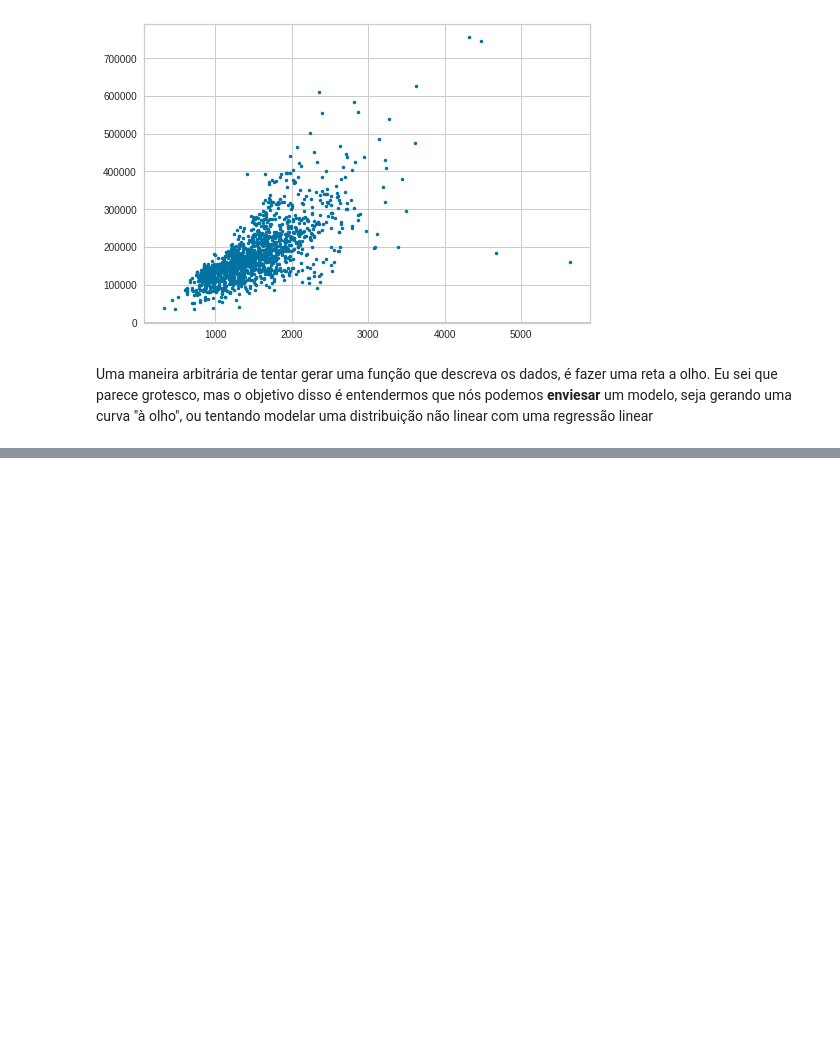
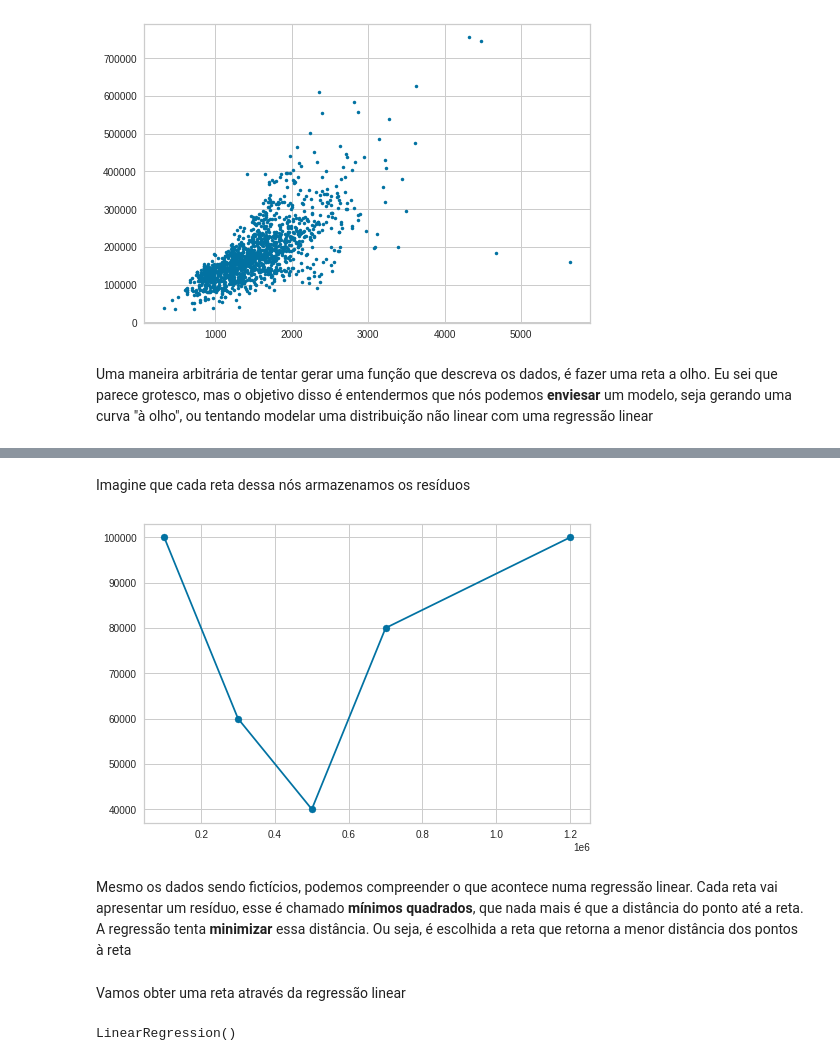
Before and after one commit to mikaelcordeiro/semanas, a Jupyter notebook: semana8/semana_8.ipynb, the cells around one changed output, grey strips where cells are left out. Cells and saved outputs as stored; diff of their text form; code cells hidden in the pictures; blank space fills up the shorter version.

```diff
--- a/semana8/semana_8.ipynb
+++ b/semana8/semana_8.ipynb
@@ -65,0 +85,15 @@ Uma maneira arbitrária de tentar gerar uma função que descreva os dados, é f
+# %% [markdown]
+Imagine que cada reta dessa nós armazenamos os resíduos
+# %%
+residuos = [1.0E5, .6E5, .4E5, .8E5, 1.0E5]
+passo = [1.0E5, 3.0E5, 5.0E5, 7.0E5, 12.0E5]
+# %%
+plt.plot(passo, residuos)
+plt.scatter(passo, residuos)
+plt.show()
+# %% [output]
+[figure, added]
+# %% [markdown]
+Mesmo os dados sendo fictícios, podemos compreender o que acontece numa regressão linear. Cada reta vai apresentar um resíduo, esse é chamado **mínimos quadrados**, que nada mais é que a distância do ponto até a reta. A regressão tenta **minimizar** essa distância. Ou seja, é escolhida a reta que retorna a menor distância dos pontos à reta
+# %% [markdown]
+Vamos obter uma reta através da regressão linear
@@ -65,0 +105,4 @@ Uma maneira arbitrária de tentar gerar uma função que descreva os dados, é f
+# %%
+regressor.fit(df[['GrLivArea', 'OverallQual']], y_treino)
+# %% [output]
+LinearRegression()
```
Also changed, not shown: parts of 12 cells of this notebook.
